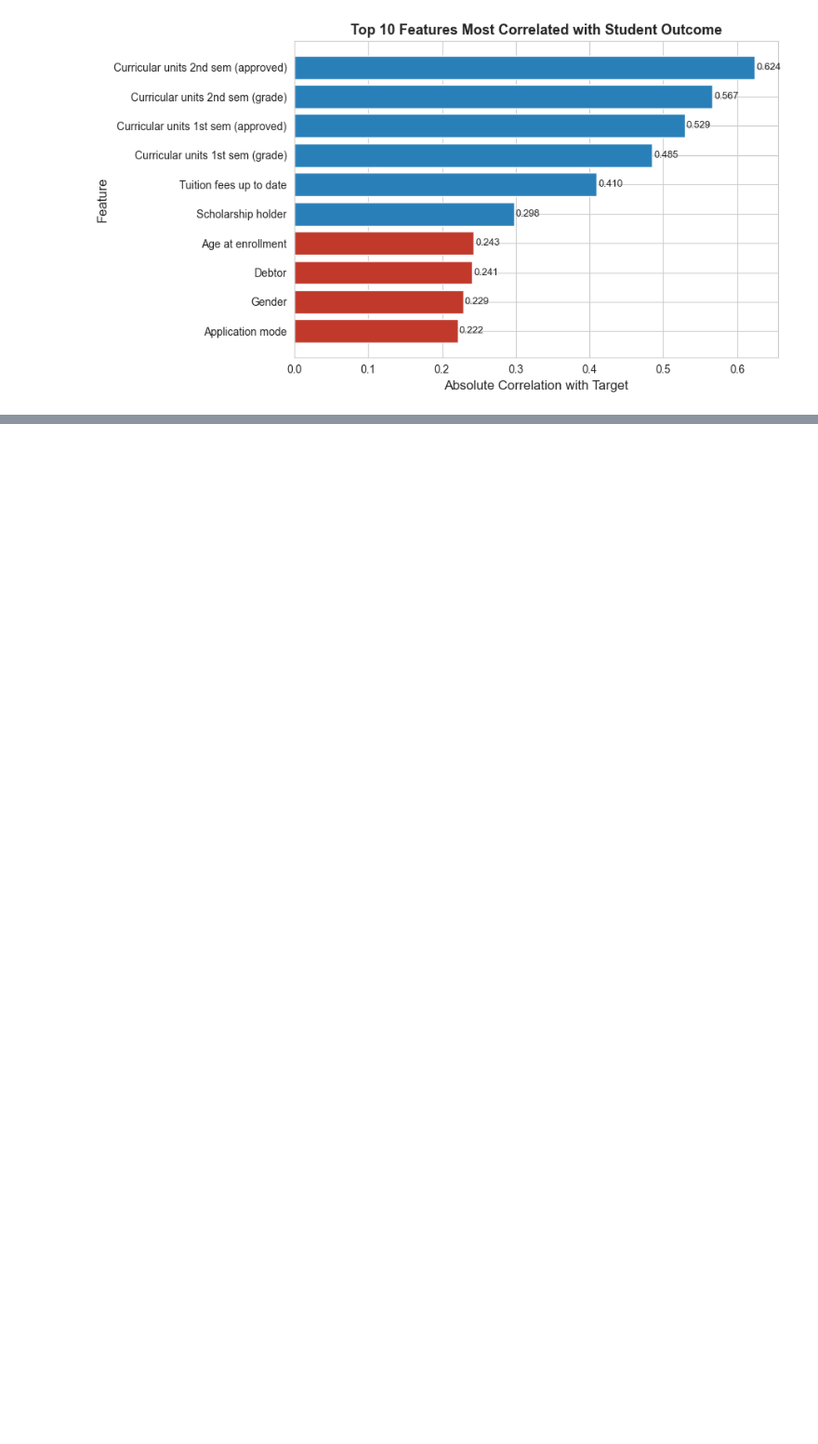
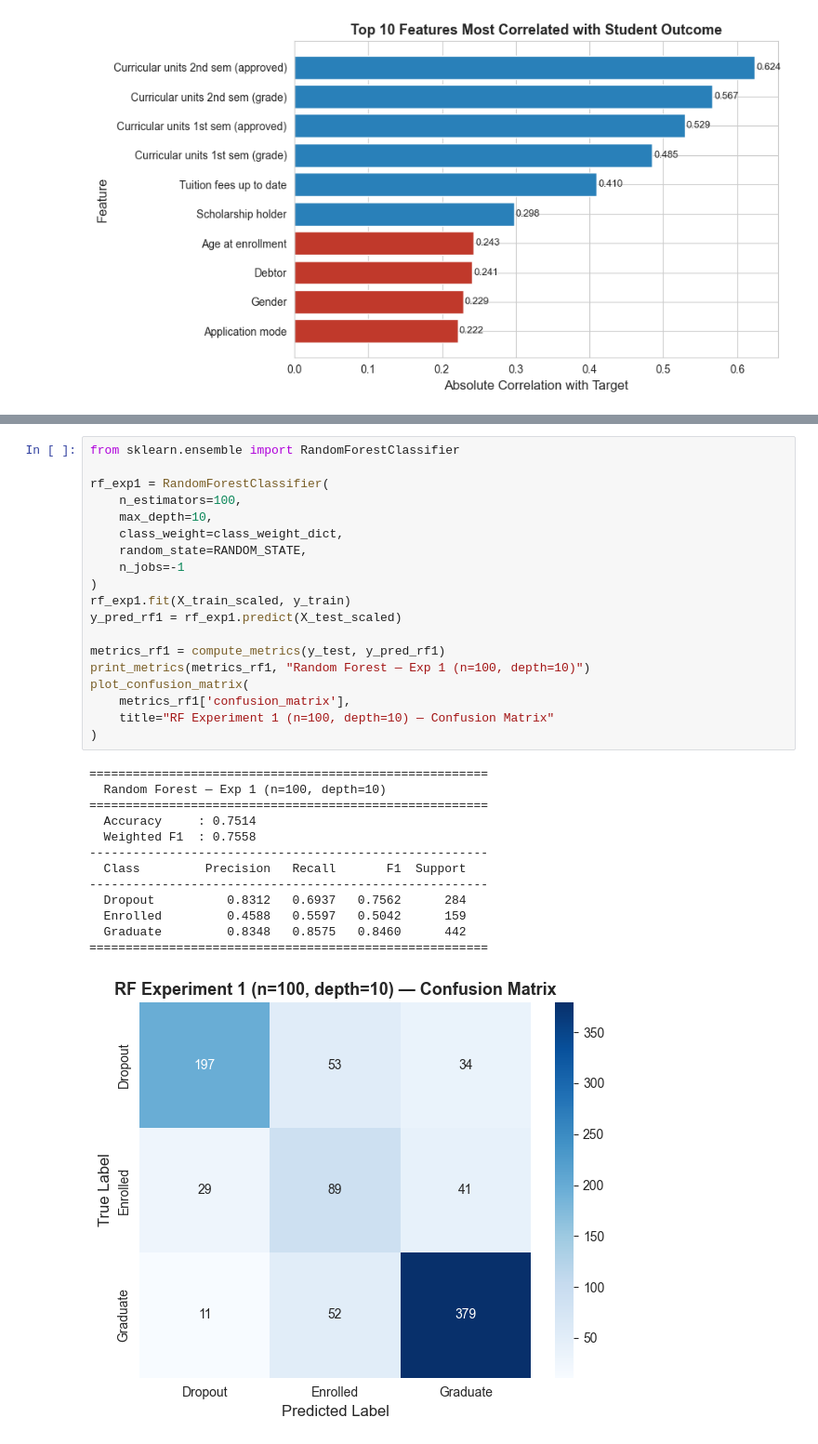
Before and after one commit to Ebi-Tech/academic-risk-classifier, a Jupyter notebook: Assignment1_DivineIfechukwude.ipynb, the cells around one changed output, grey strips where cells are left out. Shown at 93% size. Drawn from its saved outputs; the diff is of its cells as text; blank space fills up the shorter version.

```diff
--- a/Assignment1_DivineIfechukwude.ipynb
+++ b/Assignment1_DivineIfechukwude.ipynb
@@ -237,0 +739,33 @@ plt.show()
+# %%
+from sklearn.ensemble import RandomForestClassifier
+
+rf_exp1 = RandomForestClassifier(
+    n_estimators=100,
+    max_depth=10,
+    class_weight=class_weight_dict,
+    random_state=RANDOM_STATE,
+    n_jobs=-1
+)
+rf_exp1.fit(X_train_scaled, y_train)
+y_pred_rf1 = rf_exp1.predict(X_test_scaled)
+
+metrics_rf1 = compute_metrics(y_test, y_pred_rf1)
+print_metrics(metrics_rf1, "Random Forest — Exp 1 (n=100, depth=10)")
+plot_confusion_matrix(
+    metrics_rf1['confusion_matrix'],
+    title="RF Experiment 1 (n=100, depth=10) — Confusion Matrix"
+)
+# %% [output]
+=======================================================
+  Random Forest — Exp 1 (n=100, depth=10)
+=======================================================
+  Accuracy     : 0.7514
+  Weighted F1  : 0.7558
+-------------------------------------------------------
+  Class         Precision   Recall       F1  Support
+-------------------------------------------------------
+  Dropout          0.8312   0.6937   0.7562      284
+  Enrolled         0.4588   0.5597   0.5042      159
+  Graduate         0.8348   0.8575   0.8460      442
+=======================================================
+[figure, added]
```
Also changed, not shown: parts of 44 cells of this notebook.
